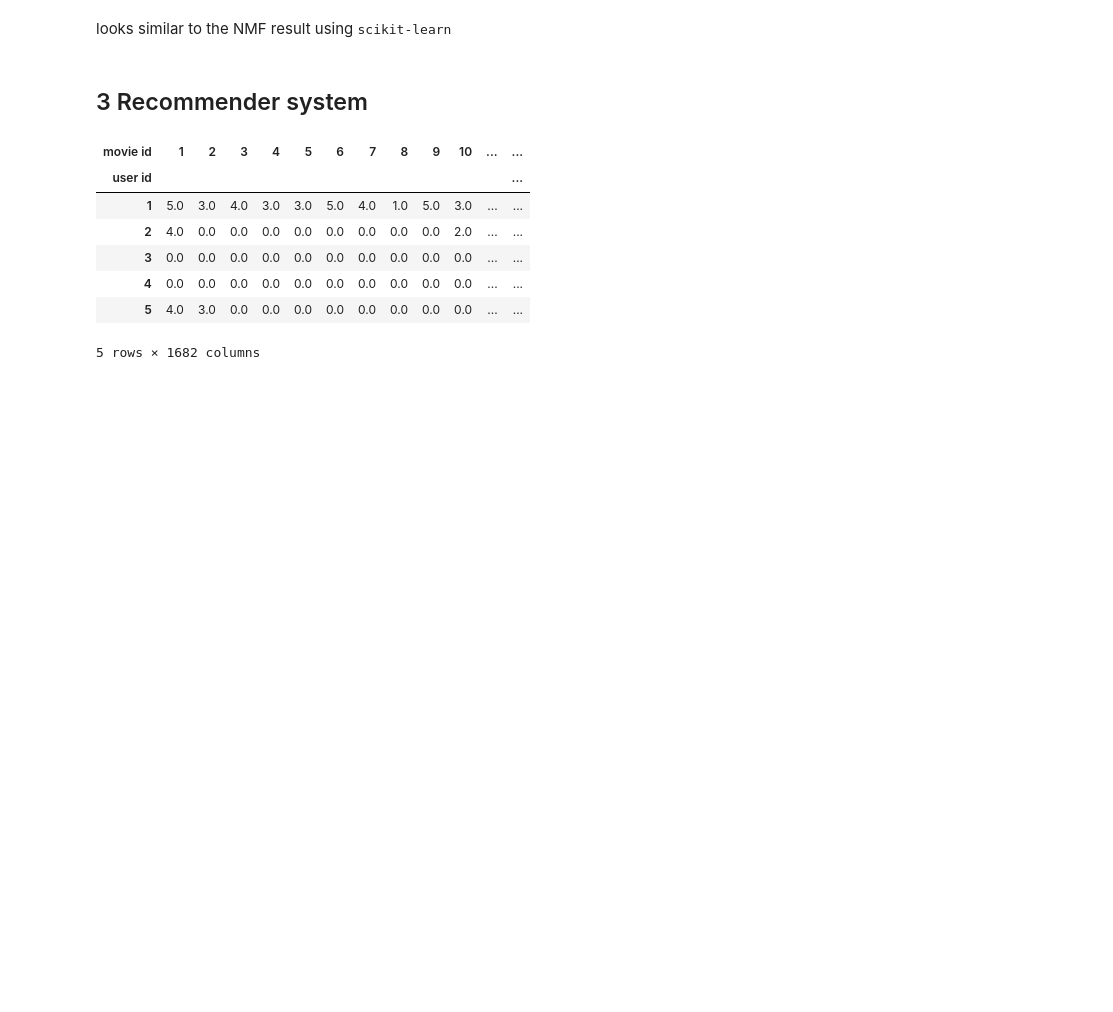
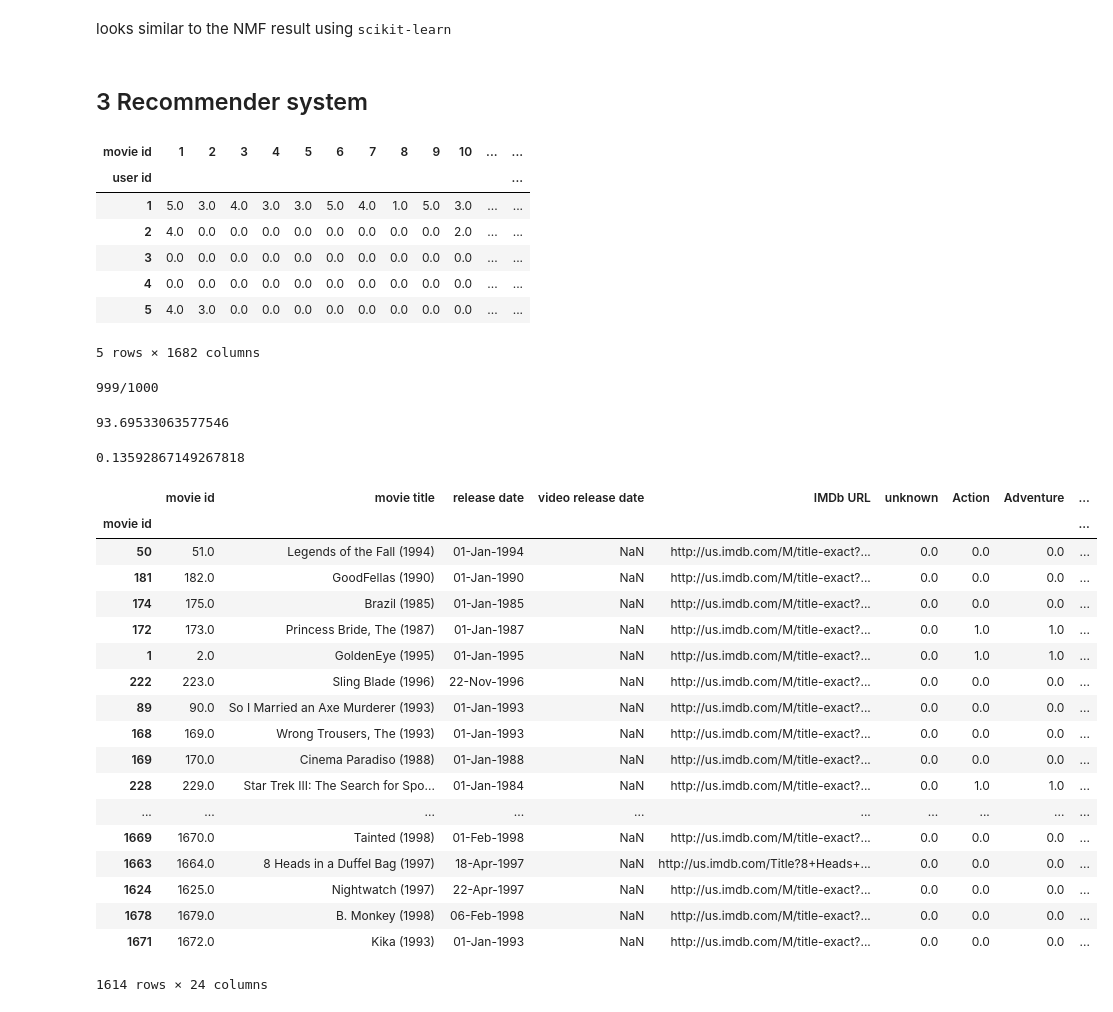
Before and after one commit to ml4cdeca/FundamentalsOfMachineLearning, a Jupyter notebook: exercise8/nmf.ipynb, the cells around one changed output. Drawn from its saved outputs; the diff is of its cells as text; code cells hidden in the pictures; blank space fills up the shorter version.

Commit message:
recommender

```diff
--- a/exercise8/nmf.ipynb
+++ b/exercise8/nmf.ipynb
@@ -52,7 +53,7 @@ plotEigVec(H[NMF_mir])
 # %% [markdown]
 ### 2.2 Implementation
 # %%
-def non_negative(data,num_components,T=1000,returnLoss=False):
+def non_negative(data,num_components,T=1000,returnLoss=False,update=False):
     X=data
     a,b=X.shape
     #initialize  H,Z:
@@ -66,6 +67,8 @@ def non_negative(data,num_components,T=1000,returnLoss=False):
         Z=np.multiply(Z_t,np.divide(X@H.T,np.clip(Z_t@H@H.T,1e-6,None)))
         H_t,Z_t=H,Z
         loss.append(np.linalg.norm(X-Z_t@H_t)**2)
+        if update:
+            print('%i/%i'%(t+1,T),end='\r')
     return (H_t,Z_t,loss) if returnLoss else (H_t,Z_t)
 # %%
 h,z,l=non_negative(X,6,returnLoss=True)
@@ -124,3 +126,50 @@ rat_df.head()
 | 4 | 0.0 | 0.0 | 0.0 | 0.0 | 0.0 | 0.0 | 0.0 | 0.0 | 0.0 | 0.0 | ... | ... |
 | 5 | 4.0 | 3.0 | 0.0 | 0.0 | 0.0 | 0.0 | 0.0 | 0.0 | 0.0 | 0.0 | ... | ... |
 5 rows × 1682 columns
+# %%
+H,Z=non_negative(rat_df,15,update=True)
+# %% [output]
+999/1000
+# %%
+#percent of nonrated movies in total:
+100-100*sp.coo_matrix(rat_df).nnz/np.prod(rat_df.shape)
+# %% [output]
+93.69533063577546
+# %%
+100-100*sp.coo_matrix(Z@H).nnz/np.prod(rat_df.shape)
+# %% [output]
+0.13592867149267818
+# %%
+def recommend_movies(reconstruction , user_id , movies , ratings):
+    possibleRatings=reconstruction.ix[user_id]
+    #find all already rated movies of this user
+    ratedMovies=ratings.loc[ratings['user id']==user_id].T.ix['movie id']
+    #remove those movies from the list
+    movieIndices=np.delete(possibleRatings.index,ratedMovies-1) #1 indexing
+    rec=reconstruction.ix[user_id][movieIndices].sort_values(ascending=False).index
+    #now return the names of all movies listed by rating
+    return movies.ix[rec]#.T.ix['movie title']
+# %%
+reconstruction=pd.DataFrame(Z@H,columns=rat_df.columns)
+# %%
+recommend_movies(reconstruction,24,movies,ratings)
+# %% [output]
+|  | movie id | movie title | release date | video release date | IMDb URL | unknown | Action | Adventure | ... |
+| movie id |  |  |  |  |  |  |  |  | ... |
+| 50 | 51.0 | Legends of the Fall (1994) | 01-Jan-1994 | NaN | http://us.imdb.com/M/title-exact?... | 0.0 | 0.0 | 0.0 | ... |
+| 181 | 182.0 | GoodFellas (1990) | 01-Jan-1990 | NaN | http://us.imdb.com/M/title-exact?... | 0.0 | 0.0 | 0.0 | ... |
+| 174 | 175.0 | Brazil (1985) | 01-Jan-1985 | NaN | http://us.imdb.com/M/title-exact?... | 0.0 | 0.0 | 0.0 | ... |
+| 172 | 173.0 | Princess Bride, The (1987) | 01-Jan-1987 | NaN | http://us.imdb.com/M/title-exact?... | 0.0 | 1.0 | 1.0 | ... |
+| 1 | 2.0 | GoldenEye (1995) | 01-Jan-1995 | NaN | http://us.imdb.com/M/title-exact?... | 0.0 | 1.0 | 1.0 | ... |
+| 222 | 223.0 | Sling Blade (1996) | 22-Nov-1996 | NaN | http://us.imdb.com/M/title-exact?... | 0.0 | 0.0 | 0.0 | ... |
+| 89 | 90.0 | So I Married an Axe Murderer (1993) | 01-Jan-1993 | NaN | http://us.imdb.com/M/title-exact?... | 0.0 | 0.0 | 0.0 | ... |
+| 168 | 169.0 | Wrong Trousers, The (1993) | 01-Jan-1993 | NaN | http://us.imdb.com/M/title-exact?... | 0.0 | 0.0 | 0.0 | ... |
+| 169 | 170.0 | Cinema Paradiso (1988) | 01-Jan-1988 | NaN | http://us.imdb.com/M/title-exact?... | 0.0 | 0.0 | 0.0 | ... |
+| 228 | 229.0 | Star Trek III: The Search for Spo... | 01-Jan-1984 | NaN | http://us.imdb.com/M/title-exact?... | 0.0 | 1.0 | 1.0 | ... |
+| ... | ... | ... | ... | ... | ... | ... | ... | ... | ... |
+| 1669 | 1670.0 | Tainted (1998) | 01-Feb-1998 | NaN | http://us.imdb.com/M/title-exact?... | 0.0 | 0.0 | 0.0 | ... |
+| 1663 | 1664.0 | 8 Heads in a Duffel Bag (1997) | 18-Apr-1997 | NaN | http://us.imdb.com/Title?8+Heads+... | 0.0 | 0.0 | 0.0 | ... |
+| 1624 | 1625.0 | Nightwatch (1997) | 22-Apr-1997 | NaN | http://us.imdb.com/M/title-exact?... | 0.0 | 0.0 | 0.0 | ... |
+| 1678 | 1679.0 | B. Monkey (1998) | 06-Feb-1998 | NaN | http://us.imdb.com/M/title-exact?... | 0.0 | 0.0 | 0.0 | ... |
+| 1671 | 1672.0 | Kika (1993) | 01-Jan-1993 | NaN | http://us.imdb.com/M/title-exact?... | 0.0 | 0.0 | 0.0 | ... |
+1614 rows × 24 columns
```
Also changed, not shown: parts of 2 cells of this notebook.
